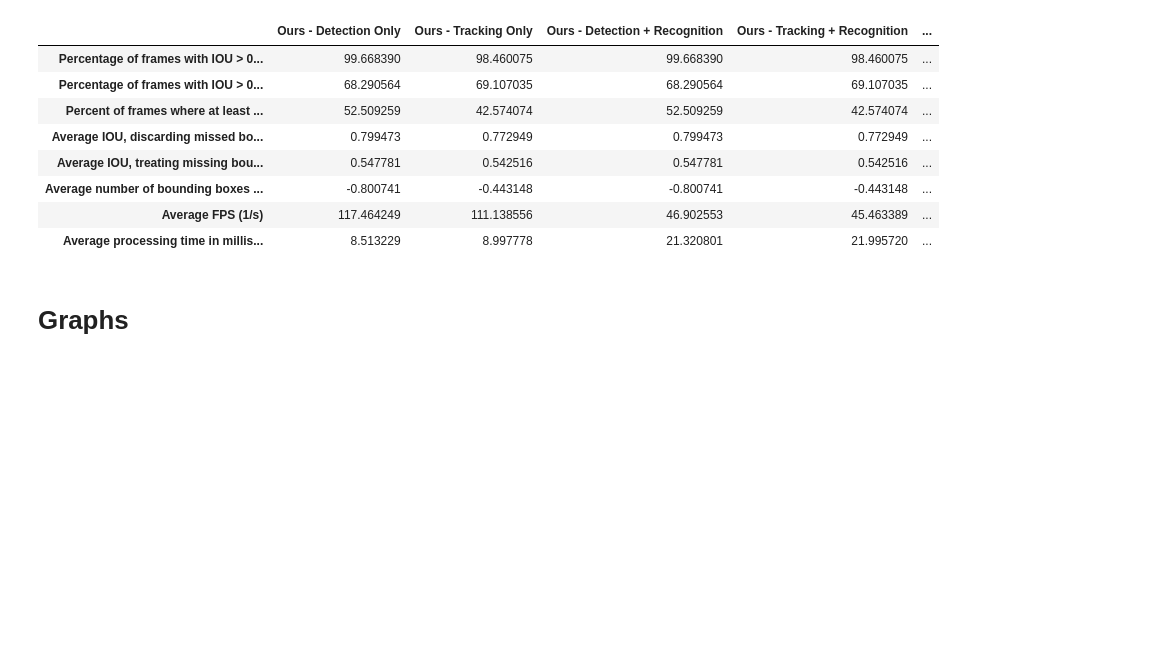
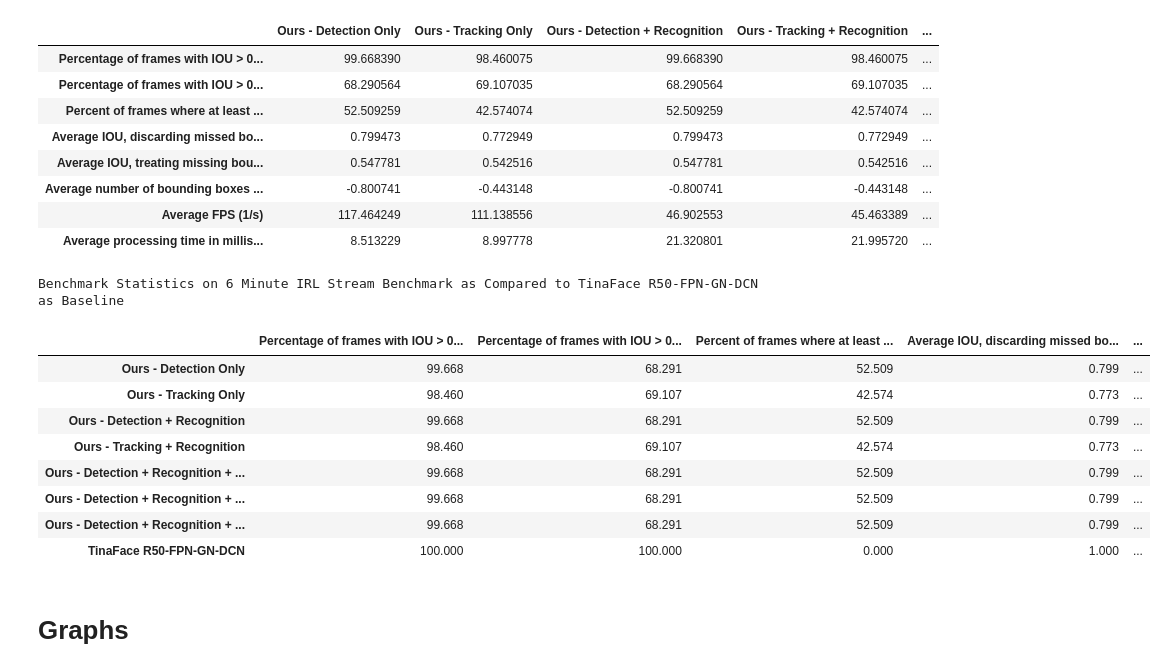
Before and after one commit to AniAggarwal/face-blur-rt, a Jupyter notebook: src/benchmarks.ipynb, the cells around one changed output. Drawn from its saved outputs; the diff is of its cells as text; code cells hidden in the pictures; blank space fills up the shorter version.

```diff
--- a/src/benchmarks.ipynb
+++ b/src/benchmarks.ipynb
@@ -329,0 +326,23 @@ dfi.export(df_stats_styled, '../data/plots/statistics_table.png')
+# %%
+import dataframe_image as dfi
+df_stats_styled = df_stats.transpose().style.format(precision=3, thousands=",", decimal=".").set_caption("Benchmark Statistics on 6 Minute IRL Stream Benchmark as Compared to TinaFace R50-FPN-GN-DCN as Baseline")\
+.set_table_styles([{
+        'selector': 'th',
+        'props': [
+            ('text-align', 'right'),
+            ('word-wrap', 'break-word'),
+            ('max-width', '120px')  # You can adjust 'max-width' as needed
+        ]
+    }])
+df_stats_styled
+# %% [output]
+Benchmark Statistics on 6 Minute IRL Stream Benchmark as Compared to TinaFace R50-FPN-GN-DCN as Baseline
+|  | Percentage of frames with IOU > 0... | Percentage of frames with IOU > 0... | Percent of frames where at least ... | Average IOU, discarding missed bo... | ... |
+| Ours - Detection Only | 99.668 | 68.291 | 52.509 | 0.799 | ... |
+| Ours - Tracking Only | 98.460 | 69.107 | 42.574 | 0.773 | ... |
+| Ours - Detection + Recognition | 99.668 | 68.291 | 52.509 | 0.799 | ... |
+| Ours - Tracking + Recognition | 98.460 | 69.107 | 42.574 | 0.773 | ... |
+| Ours - Detection + Recognition + ... | 99.668 | 68.291 | 52.509 | 0.799 | ... |
+| Ours - Detection + Recognition + ... | 99.668 | 68.291 | 52.509 | 0.799 | ... |
+| Ours - Detection + Recognition + ... | 99.668 | 68.291 | 52.509 | 0.799 | ... |
+| TinaFace R50-FPN-GN-DCN | 100.000 | 100.000 | 0.000 | 1.000 | ... |
```
Also changed, not shown: parts of 4 cells of this notebook, 9 other files.
